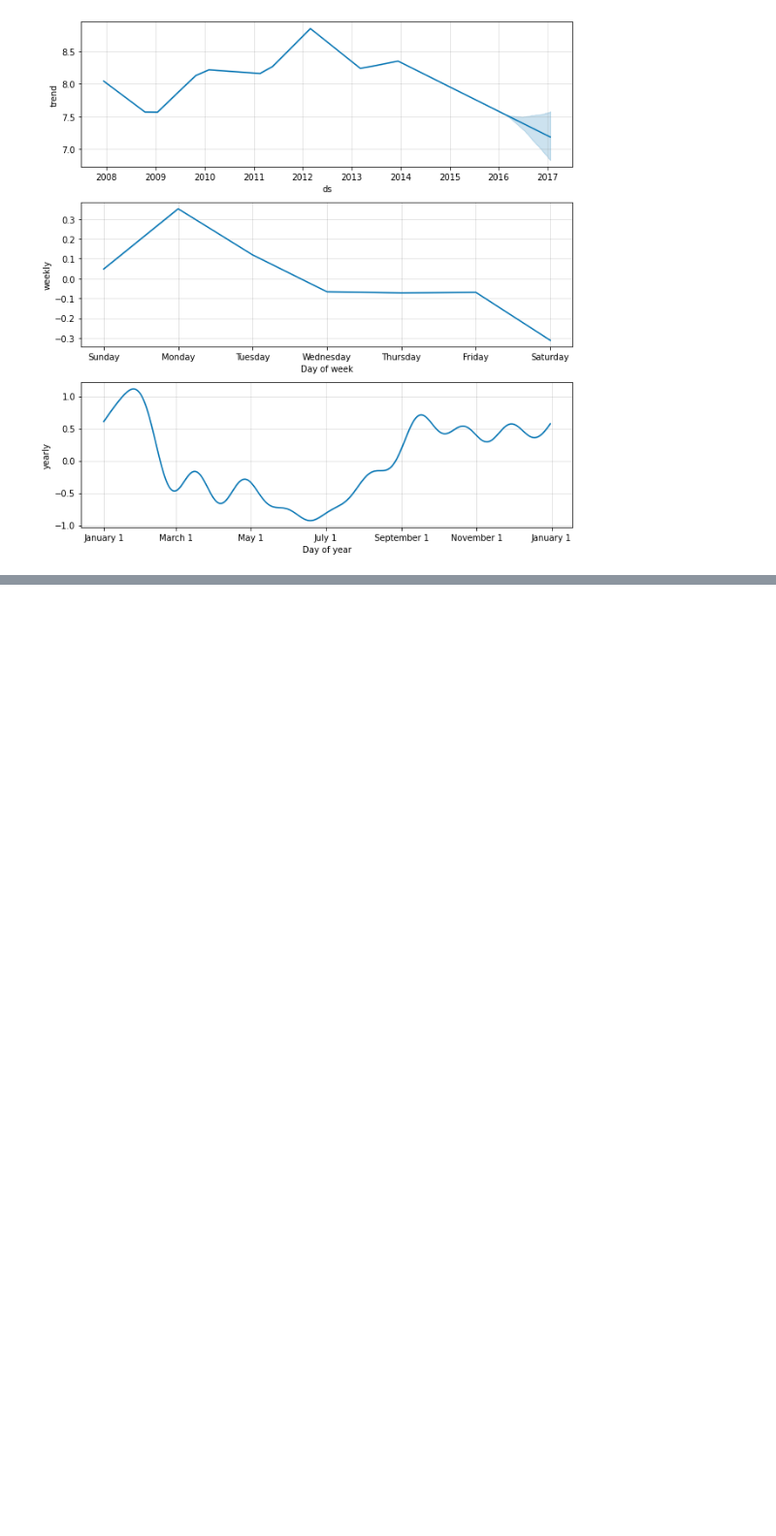
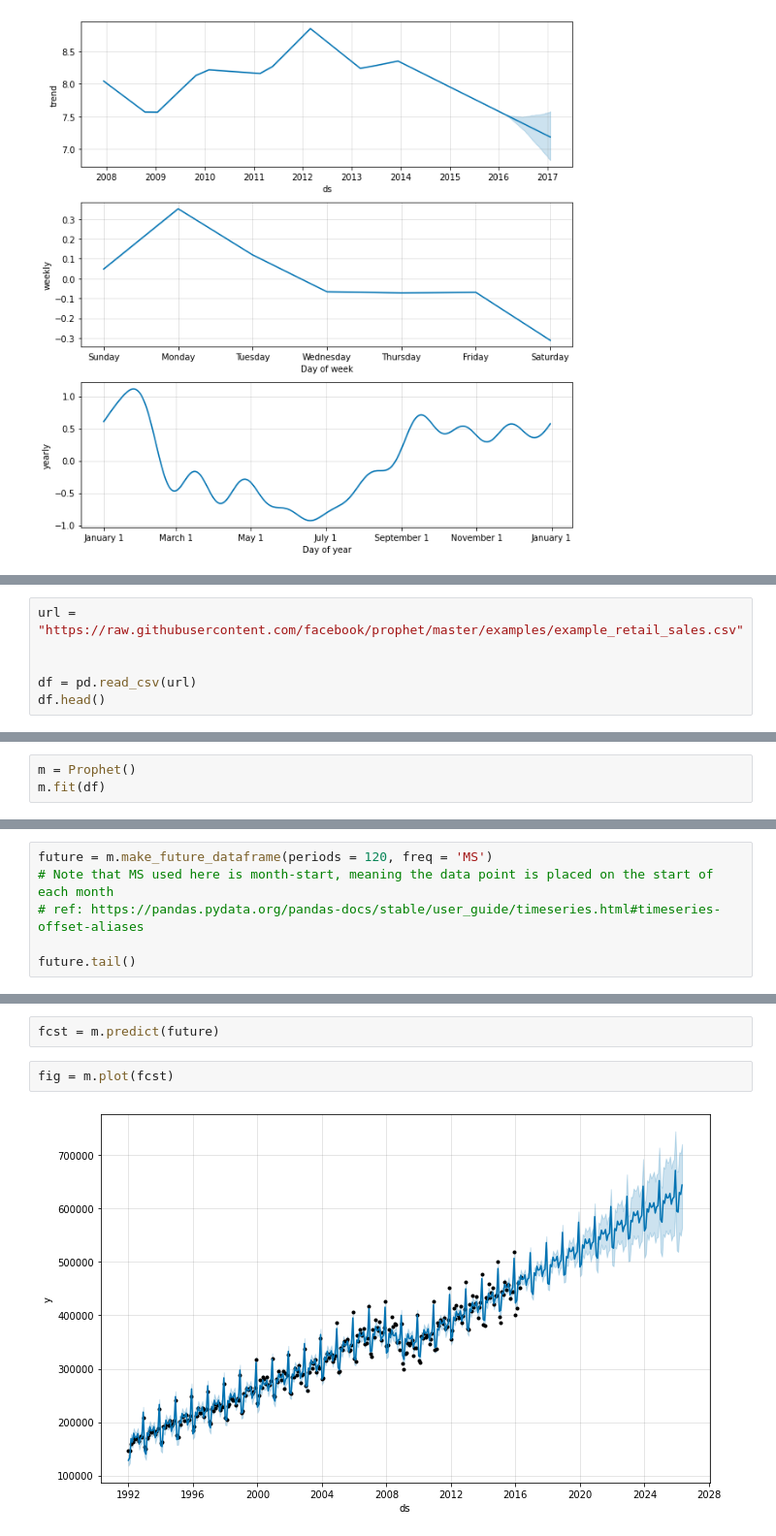
Before and after one commit to raysunau/python_data_analytics, a Jupyter notebook: Python_time series_forecast.ipynb, the cells around one changed output, grey strips where cells are left out. Shown at 97% size. Cells and saved outputs as stored; diff of their text form; blank space fills up the shorter version.

Commit message:
update monthly forecast

```diff
--- a/Python_time series_forecast.ipynb
+++ b/Python_time series_forecast.ipynb
@@ -54,0 +57,6 @@ fig2 = m.plot_components(forecast)
+# %%
+url = "https://raw.githubusercontent.com/facebook/prophet/master/examples/example_retail_sales.csv"
+
+
+df = pd.read_csv(url)
+df.head()
@@ -54,0 +70,3 @@ fig2 = m.plot_components(forecast)
+# %%
+m = Prophet()
+m.fit(df)
@@ -54,0 +77,6 @@ fig2 = m.plot_components(forecast)
+# %%
+future = m.make_future_dataframe(periods = 120, freq = 'MS')
+# Note that MS used here is month-start, meaning the data point is placed on the start of each month
+# ref: https://pandas.pydata.org/pandas-docs/stable/user_guide/timeseries.html#timeseries-offset-aliases
+
+future.tail()
@@ -54,0 +90,6 @@ fig2 = m.plot_components(forecast)
+# %%
+fcst = m.predict(future)
+# %%
+fig = m.plot(fcst)
+# %% [output]
+[figure, added]
```
Also changed, not shown: parts of 5 cells of this notebook, 1 other file.
